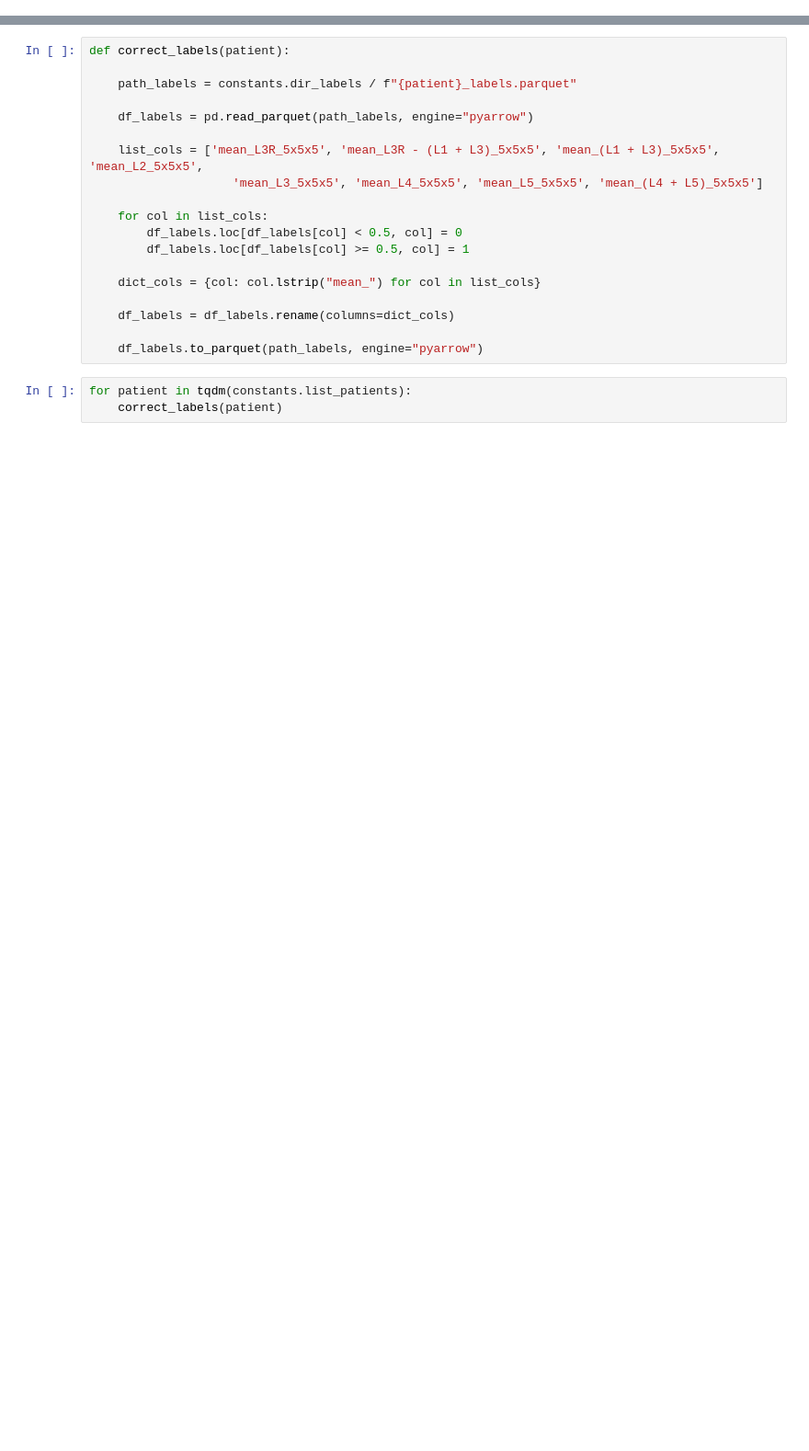
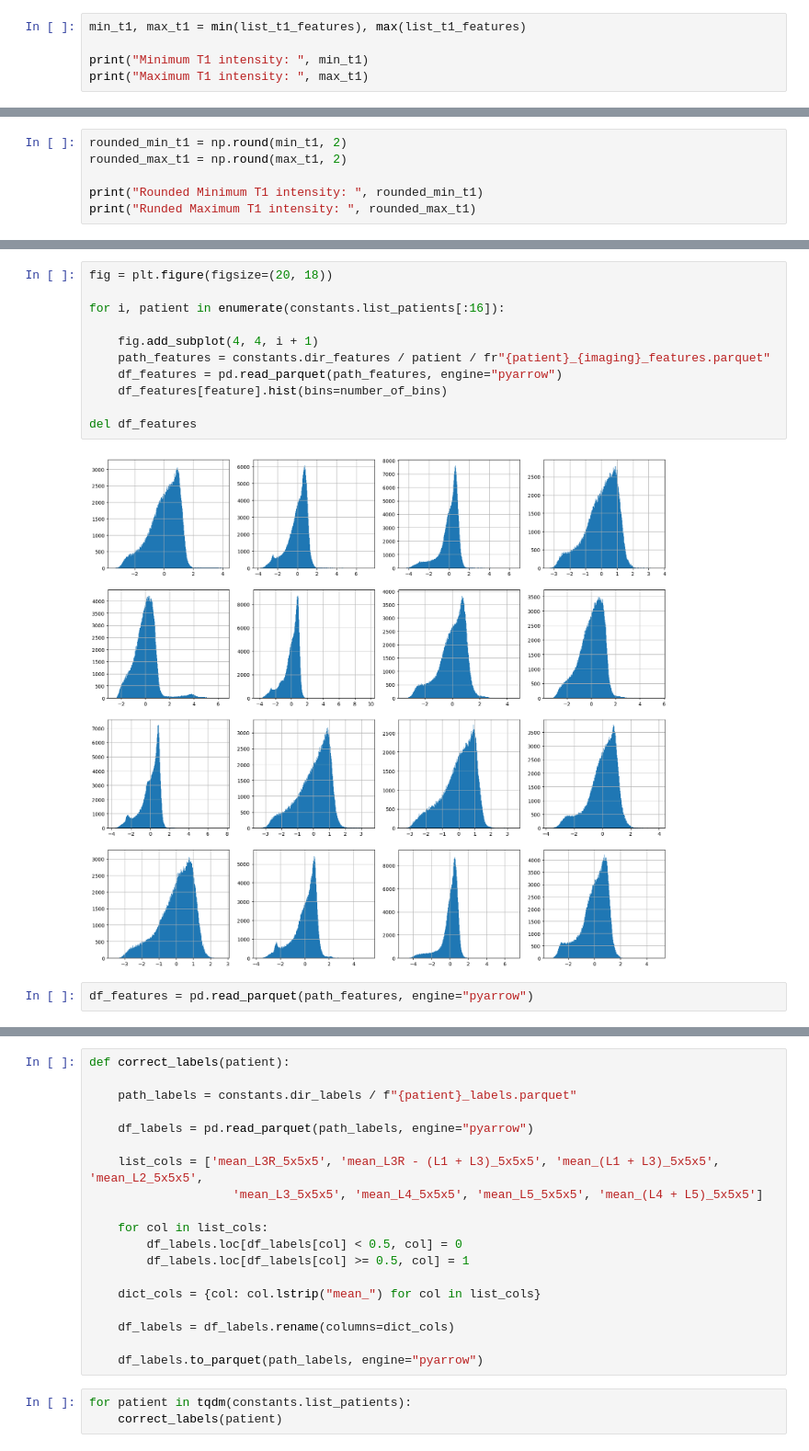
Before and after one commit to maichi98/RELAPSE_PREDICTION, a Jupyter notebook: notebooks/correct_features.ipynb, the cells around one changed output, grey strips where cells are left out. Shown at 92% size. Drawn from its saved outputs; the diff is of its cells as text; blank space fills up the shorter version.

```diff
--- a/notebooks/correct_features.ipynb
+++ b/notebooks/correct_features.ipynb
@@ -26,0 +44,5 @@ for patient in tqdm(constants.list_patients):
+# %%
+min_t1, max_t1 = min(list_t1_features), max(list_t1_features)
+
+print("Minimum T1 intensity: ", min_t1)
+print("Maximum T1 intensity: ", max_t1)
@@ -26,0 +52,6 @@ for patient in tqdm(constants.list_patients):
+# %%
+rounded_min_t1 = np.round(min_t1, 2)
+rounded_max_t1 = np.round(max_t1, 2)
+
+print("Rounded Minimum T1 intensity: ", rounded_min_t1)
+print("Runded Maximum T1 intensity: ", rounded_max_t1)
@@ -26,0 +71,15 @@ for patient in tqdm(constants.list_patients):
+# %%
+fig = plt.figure(figsize=(20, 18))
+
+for i, patient in enumerate(constants.list_patients[:16]):
+
+    fig.add_subplot(4, 4, i + 1)
+    path_features = constants.dir_features / patient / fr"{patient}_{imaging}_features.parquet"
+    df_features = pd.read_parquet(path_features, engine="pyarrow")
+    df_features[feature].hist(bins=number_of_bins)
+
+del df_features
+# %% [output]
+[figure, added]
+# %%
+df_features = pd.read_parquet(path_features, engine="pyarrow")
```
Also changed, not shown: parts of 24 cells of this notebook, 6 other files.
